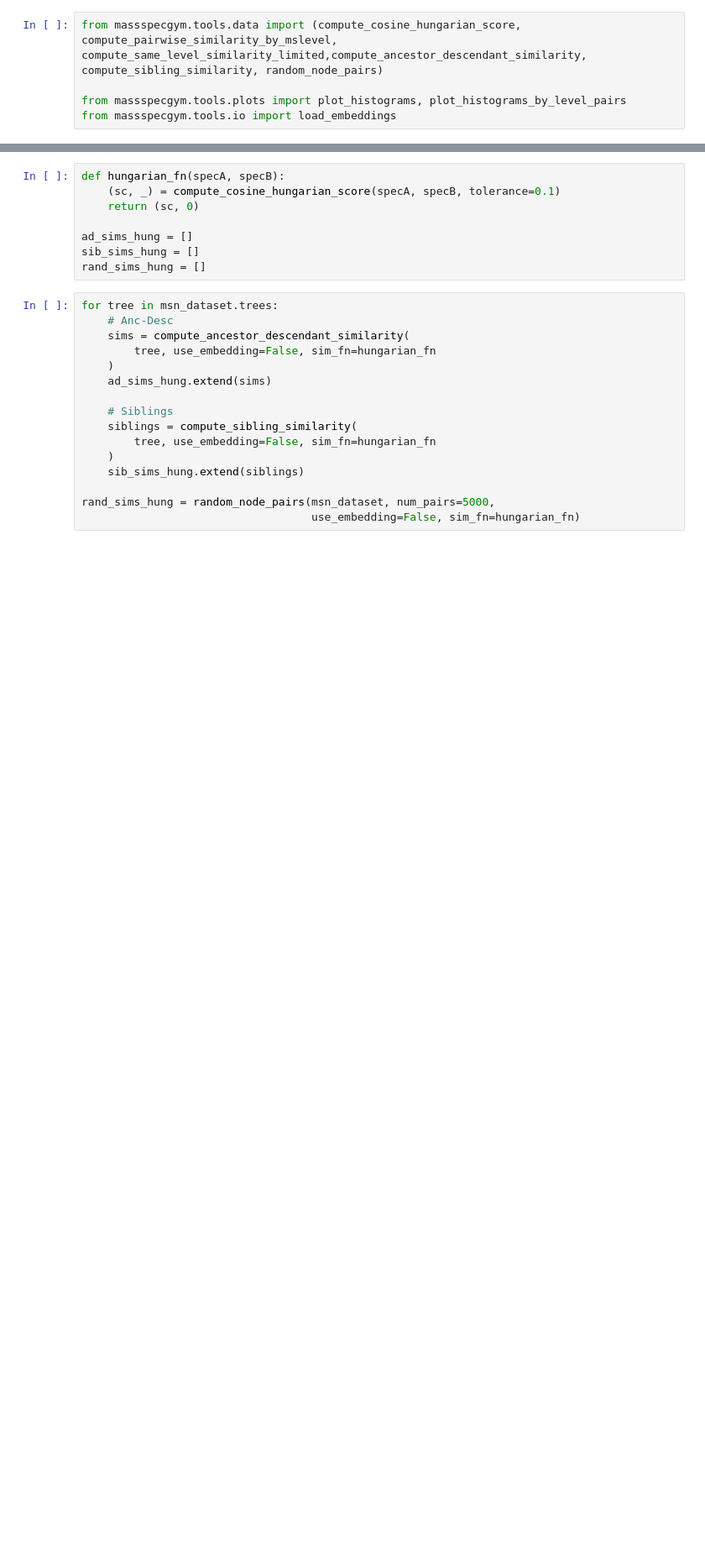
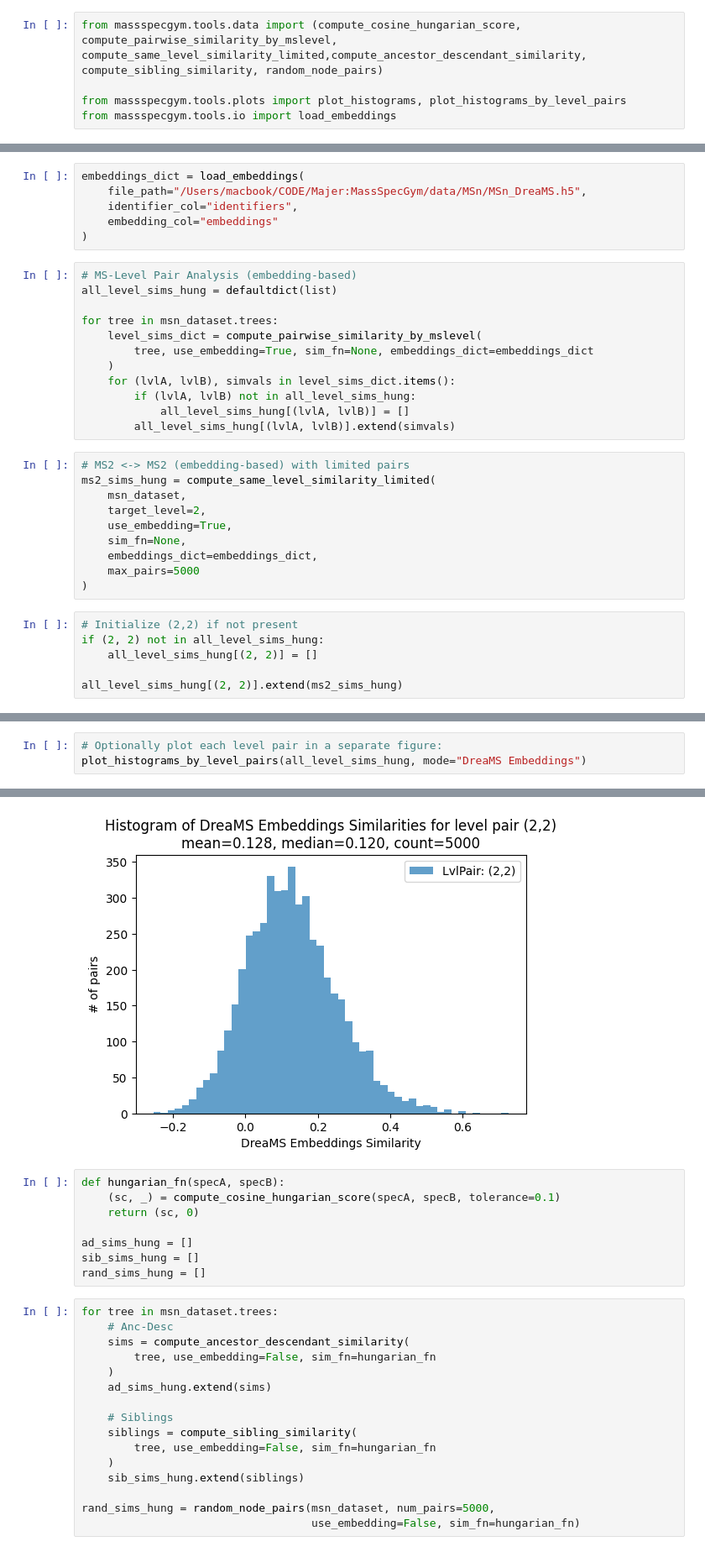
Before and after one commit to Jozefov/MassSpecGymMSn, a Jupyter notebook: notebooks/MSn/dataset_analysis/dataset_analysis.ipynb, the cells around one changed output, grey strips where cells are left out. Shown at 84% size. Saved outputs shown, nothing was run; the diff lists cells and outputs as text; blank space fills up the shorter version.

```diff
--- a/notebooks/MSn/dataset_analysis/dataset_analysis.ipynb
+++ b/notebooks/MSn/dataset_analysis/dataset_analysis.ipynb
@@ -69,0 +532,34 @@ from massspecgym.tools.io import load_embeddings
+# %%
+embeddings_dict = load_embeddings(
+    file_path="/Users/macbook/CODE/Majer:MassSpecGym/data/MSn/MSn_DreaMS.h5",
+    identifier_col="identifiers",
+    embedding_col="embeddings"
+)
+# %%
+# MS-Level Pair Analysis (embedding-based)
+all_level_sims_hung = defaultdict(list)
+
+for tree in msn_dataset.trees:
+    level_sims_dict = compute_pairwise_similarity_by_mslevel(
+        tree, use_embedding=True, sim_fn=None, embeddings_dict=embeddings_dict
+    )
+    for (lvlA, lvlB), simvals in level_sims_dict.items():
+        if (lvlA, lvlB) not in all_level_sims_hung:
+            all_level_sims_hung[(lvlA, lvlB)] = []
+        all_level_sims_hung[(lvlA, lvlB)].extend(simvals)
+# %%
+# MS2 <-> MS2 (embedding-based) with limited pairs
+ms2_sims_hung = compute_same_level_similarity_limited(
+    msn_dataset,
+    target_level=2,
+    use_embedding=True,
+    sim_fn=None,
+    embeddings_dict=embeddings_dict,
+    max_pairs=5000
+)
+# %%
+# Initialize (2,2) if not present
+if (2, 2) not in all_level_sims_hung:
+    all_level_sims_hung[(2, 2)] = []
+
+all_level_sims_hung[(2, 2)].extend(ms2_sims_hung)
@@ -69,0 +605,4 @@ from massspecgym.tools.io import load_embeddings
+# %%
+# Optionally plot each level pair in a separate figure:
+plot_histograms_by_level_pairs(all_level_sims_hung, mode="DreaMS Embeddings")
+# %% [output]
@@ -70,3 +618,4 @@ from massspecgym.tools.io import load_embeddings
+[figure, added]
 # %%
 def hungarian_fn(specA, specB):
     (sc, _) = compute_cosine_hungarian_score(specA, specB, tolerance=0.1)
```
Also changed, not shown: parts of 26 cells of this notebook.
